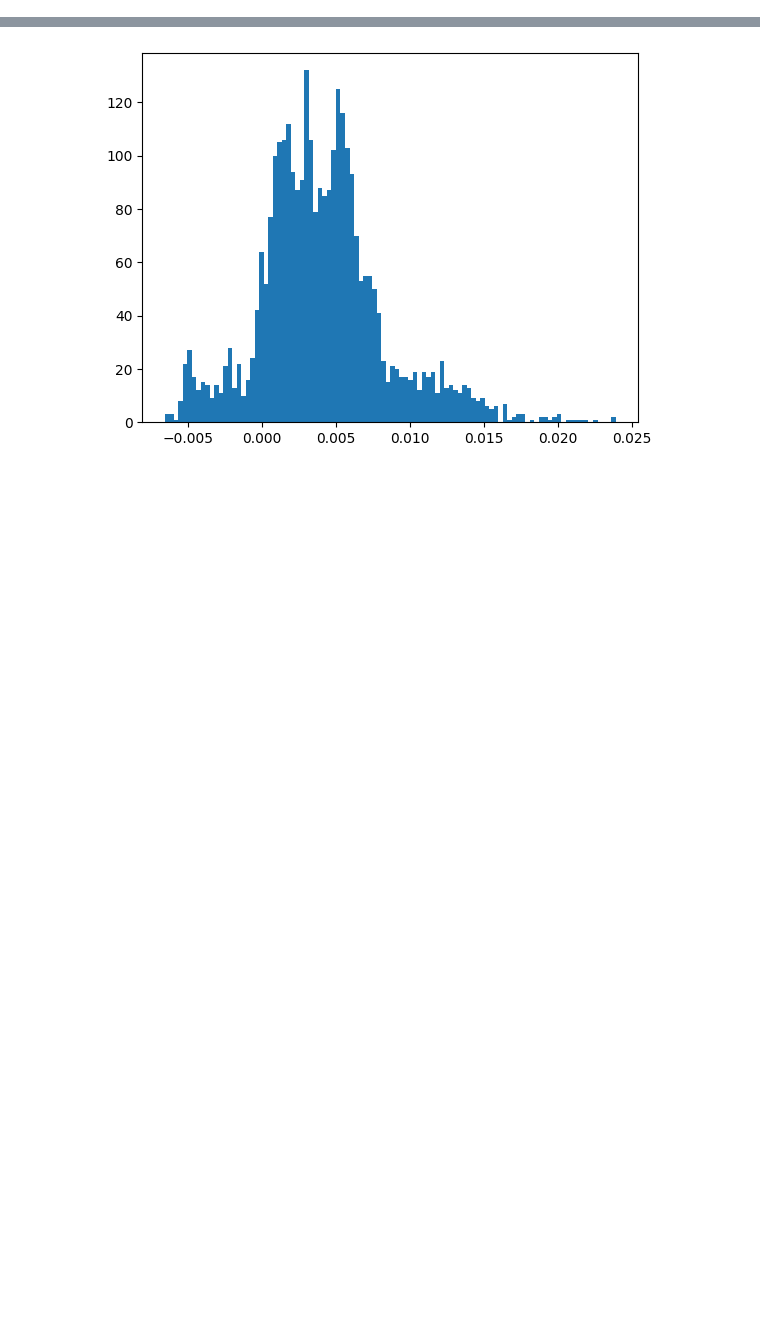
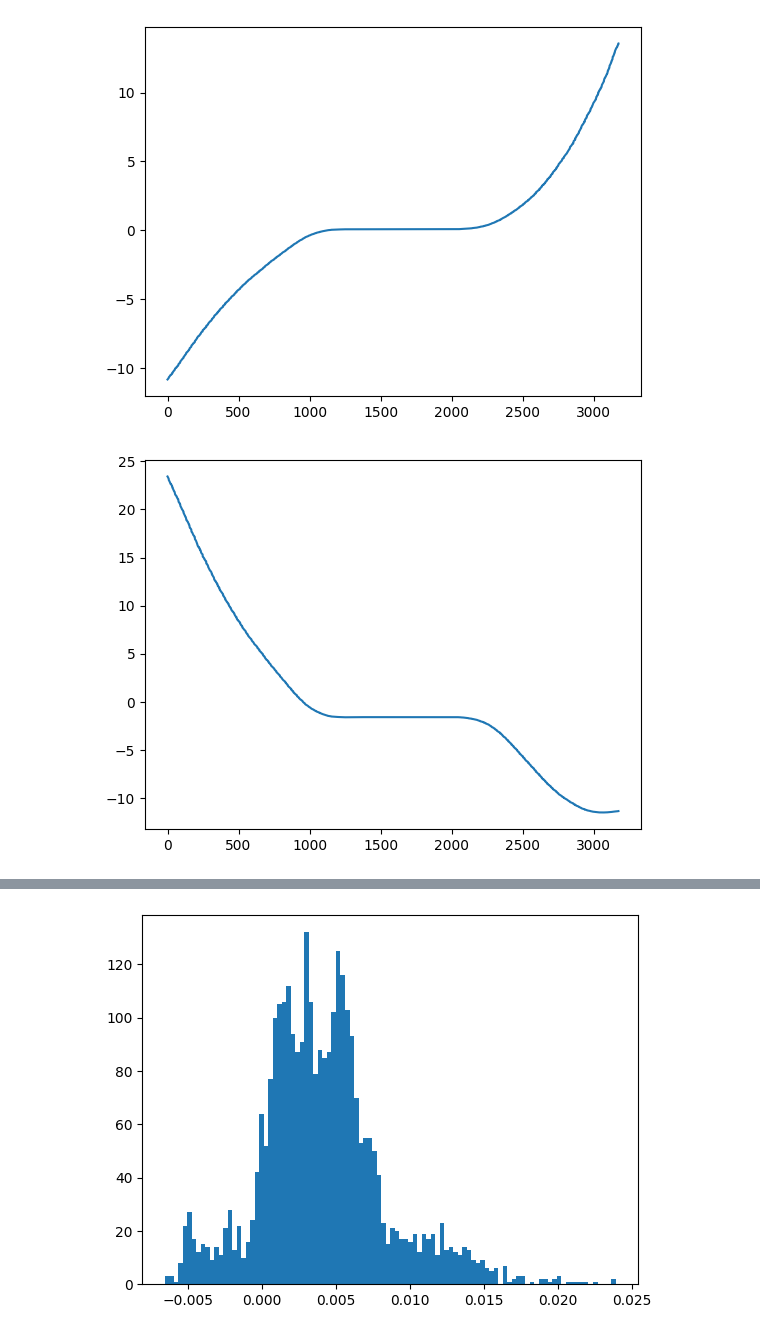
Before and after one commit to pimpale/metadrive-offline-rl-benchmark, a Jupyter notebook: old_experiments/nuscene-velocity-exploration.ipynb, the cells around one changed output, grey strips where cells are left out. Cells and saved outputs as stored; diff of their text form; code cells hidden in the pictures; blank space fills up the shorter version.

```diff
--- a/old_experiments/nuscene-velocity-exploration.ipynb
+++ b/old_experiments/nuscene-velocity-exploration.ipynb
@@ -99,3 +89,11 @@ plt.show()
+# %%
+plt.plot(xs)
+plt.show()
+plt.plot(ys)
+plt.show()
+# %% [output]
+[figure, added]
+[figure, added]
 # %%
 from scipy.ndimage import gaussian_filter1d
 
```
Also changed, not shown: parts of 5 cells of this notebook, 7 other files.
